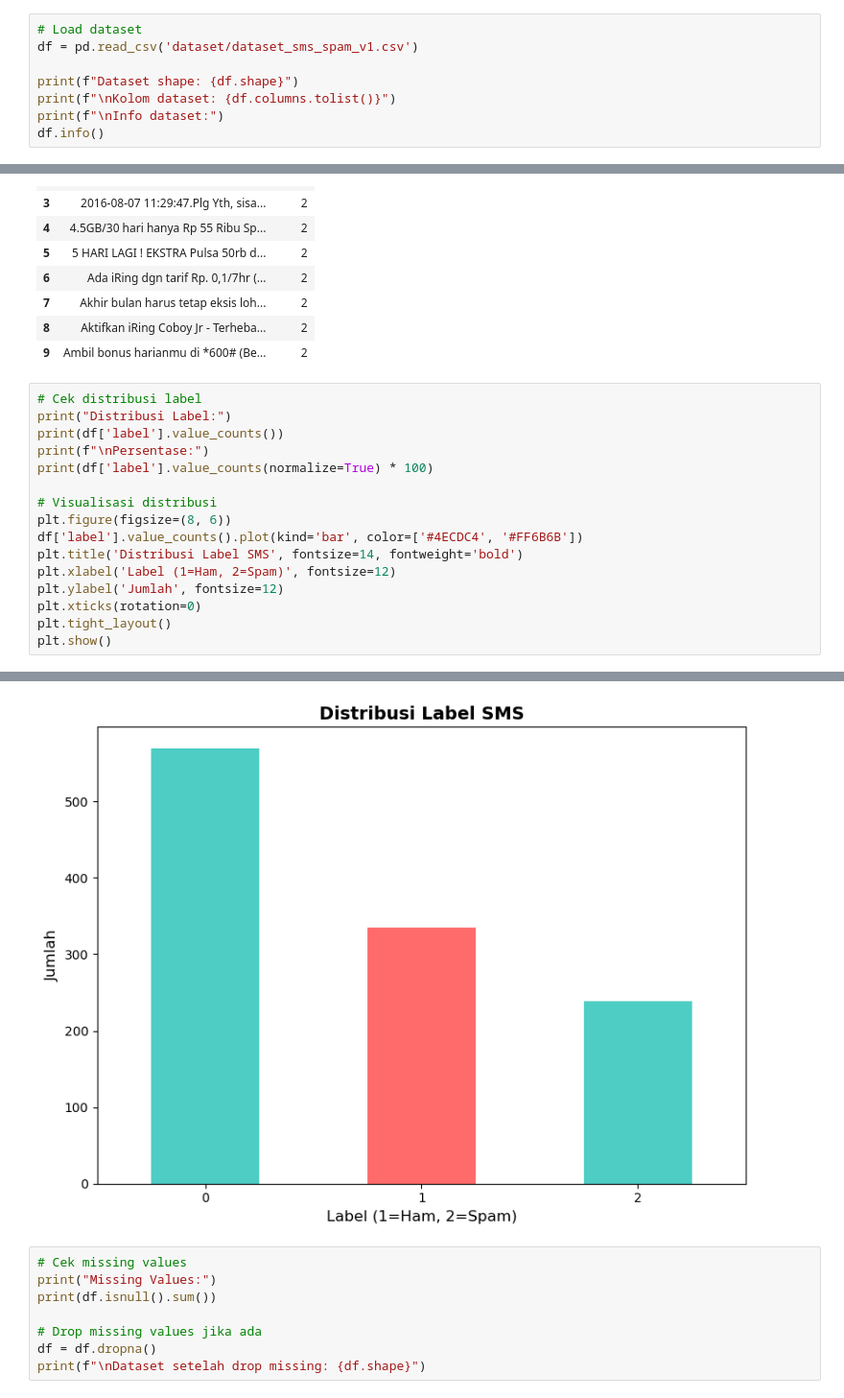
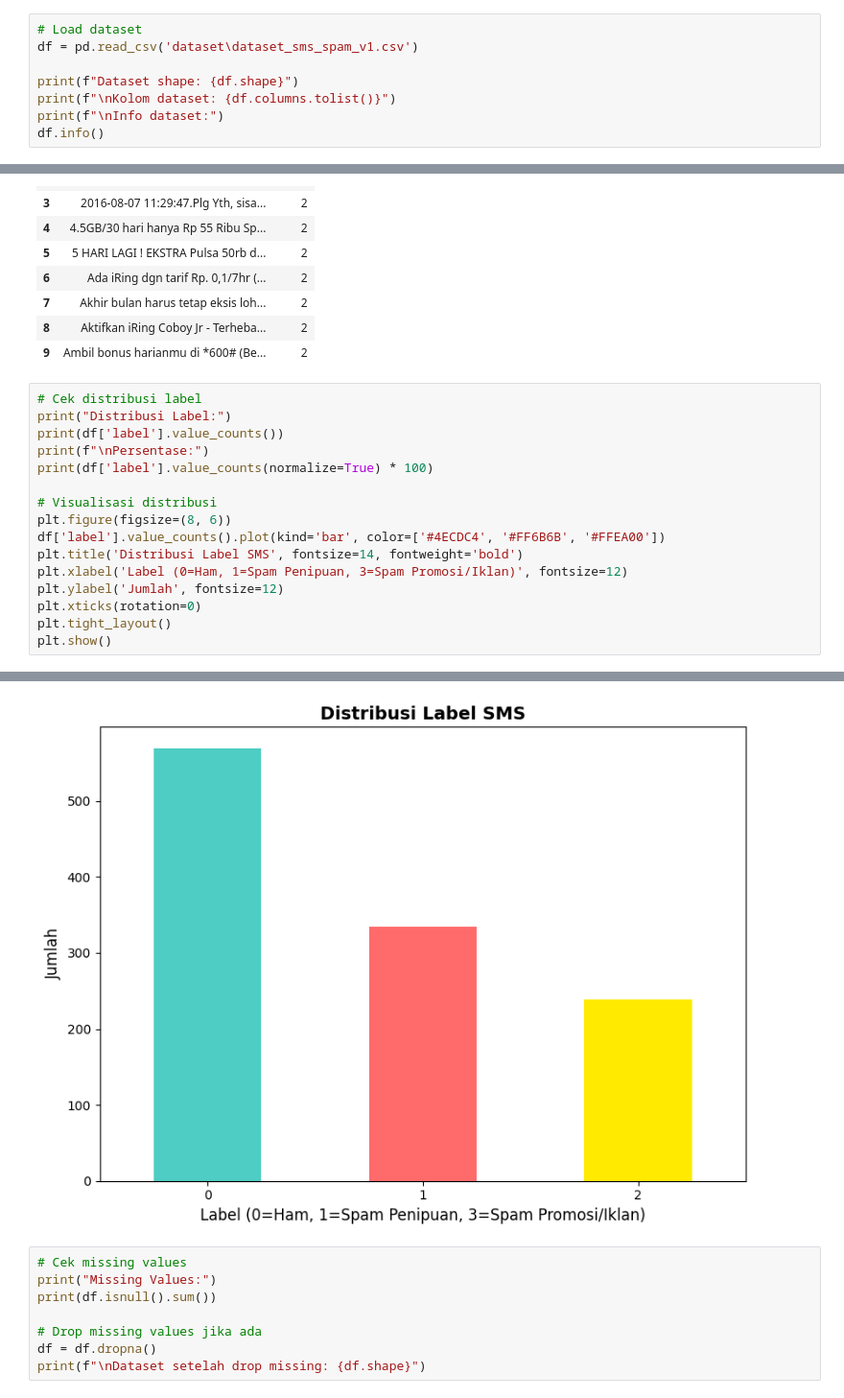
Before and after one commit to axadev-id/Klasifikasi-Text, a Jupyter notebook: klasifikasi_spam_sms_indobert.ipynb, the cells around one changed output, grey strips where cells are left out. Shown at 96% size. Cells and saved outputs as stored; diff of their text form.

Commit message:
Add label dicek distribusi label  klasifikasi spam SMS IndoBERT

```diff
--- a/klasifikasi_spam_sms_indobert.ipynb
+++ b/klasifikasi_spam_sms_indobert.ipynb
@@ -80,7 +79,7 @@ print("\n✅ Libraries berhasil di-import!")
 ## 3. Load dan Explore Dataset
 # %%
 # Load dataset
-df = pd.read_csv('dataset/dataset_sms_spam_v1.csv')
+df = pd.read_csv('dataset\dataset_sms_spam_v1.csv')
 
 print(f"Dataset shape: {df.shape}")
 print(f"\nKolom dataset: {df.columns.tolist()}")
@@ -119,34 +118,34 @@ df.head(10)
 # %%
 # Cek distribusi label
 print("Distribusi Label:")
 print(df['label'].value_counts())
 print(f"\nPersentase:")
 print(df['label'].value_counts(normalize=True) * 100)
 
 # Visualisasi distribusi
 plt.figure(figsize=(8, 6))
-df['label'].value_counts().plot(kind='bar', color=['#4ECDC4', '#FF6B6B'])
+df['label'].value_counts().plot(kind='bar', color=['#4ECDC4', '#FF6B6B', '#FFEA00'])
 plt.title('Distribusi Label SMS', fontsize=14, fontweight='bold')
-plt.xlabel('Label (1=Ham, 2=Spam)', fontsize=12)
+plt.xlabel('Label (0=Ham, 1=Spam Penipuan, 3=Spam Promosi/Iklan)', fontsize=12)
 plt.ylabel('Jumlah', fontsize=12)
 plt.xticks(rotation=0)
 plt.tight_layout()
 plt.show()
 # %% [output]
 Distribusi Label:
 label
 0    569
 1    335
 2    239
 Name: count, dtype: int64
 
 Persentase:
 label
 0    49.781277
 1    29.308836
 2    20.909886
 Name: proportion, dtype: float64
-[figure, old version]
+[figure, new version]
 # %%
 # Cek missing values
 print("Missing Values:")
```
Also changed, not shown: parts of 2 cells of this notebook.
